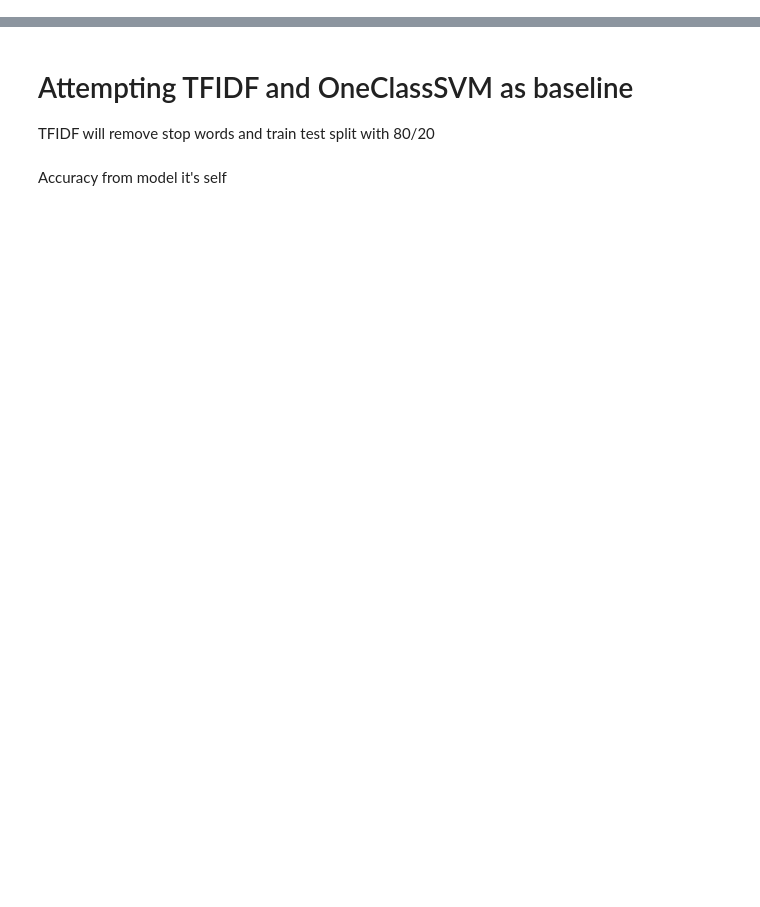
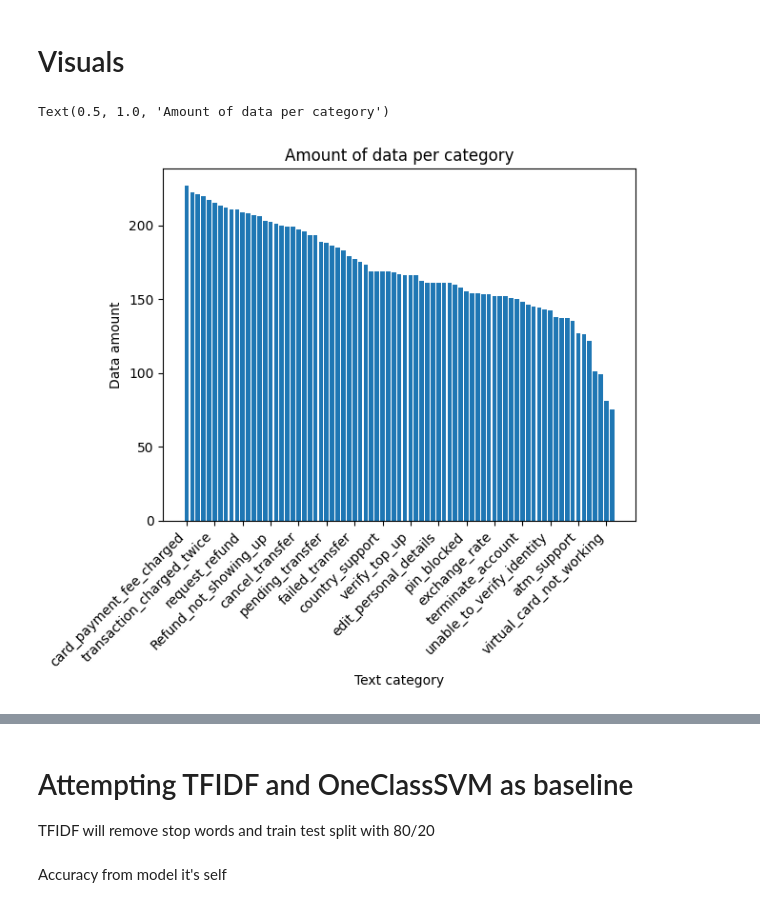
Before and after one commit to ChehakA/PNC-Multi-modal-anomaly-detection, a Jupyter notebook: notebook.ipynb, the cells around one changed output, grey strips where cells are left out. Drawn from its saved outputs; the diff is of its cells as text; code cells hidden in the pictures; blank space fills up the shorter version.

```diff
--- a/notebook.ipynb
+++ b/notebook.ipynb
@@ -55,0 +85,13 @@ Name: count, Length: 77, dtype: int64
+# %% [markdown]
+# Visuals
+# %%
+
+plt.bar(data['category'].value_counts().index ,data['category'].value_counts());
+plt.xticks(data['category'].value_counts().index[::5]);
+plt.xticks(rotation=45, ha='right');
+plt.xlabel('Text category');
+plt.ylabel('Data amount');
+plt.title('Amount of data per category');
+# %% [output]
+Text(0.5, 1.0, 'Amount of data per category')
+[figure, added]
```
Also changed, not shown: parts of 28 cells of this notebook.
